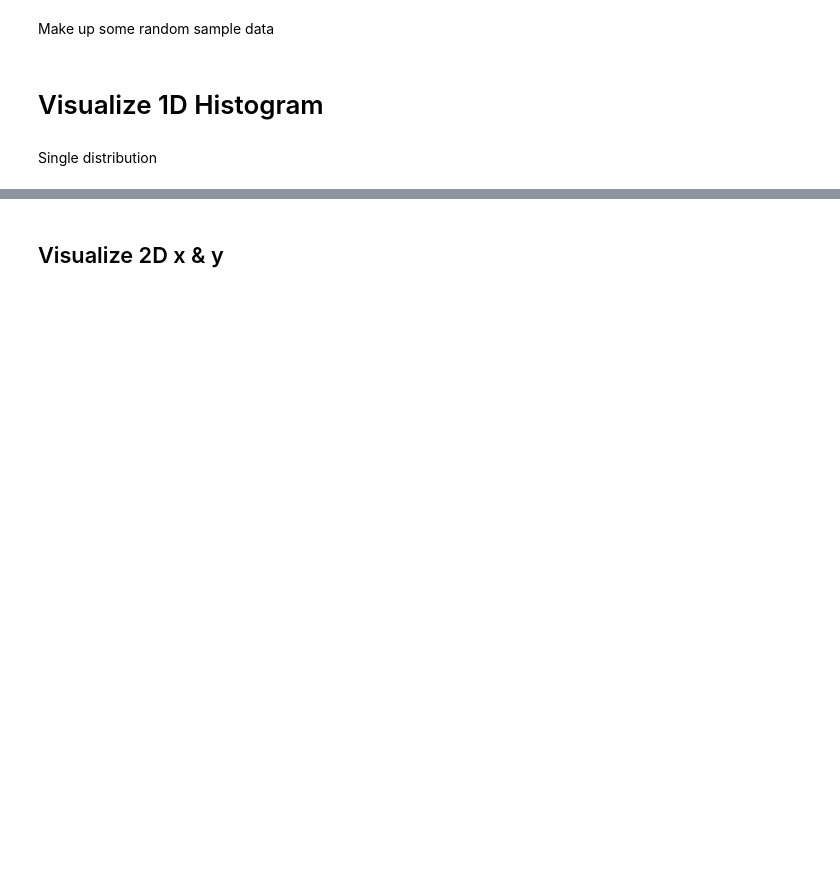
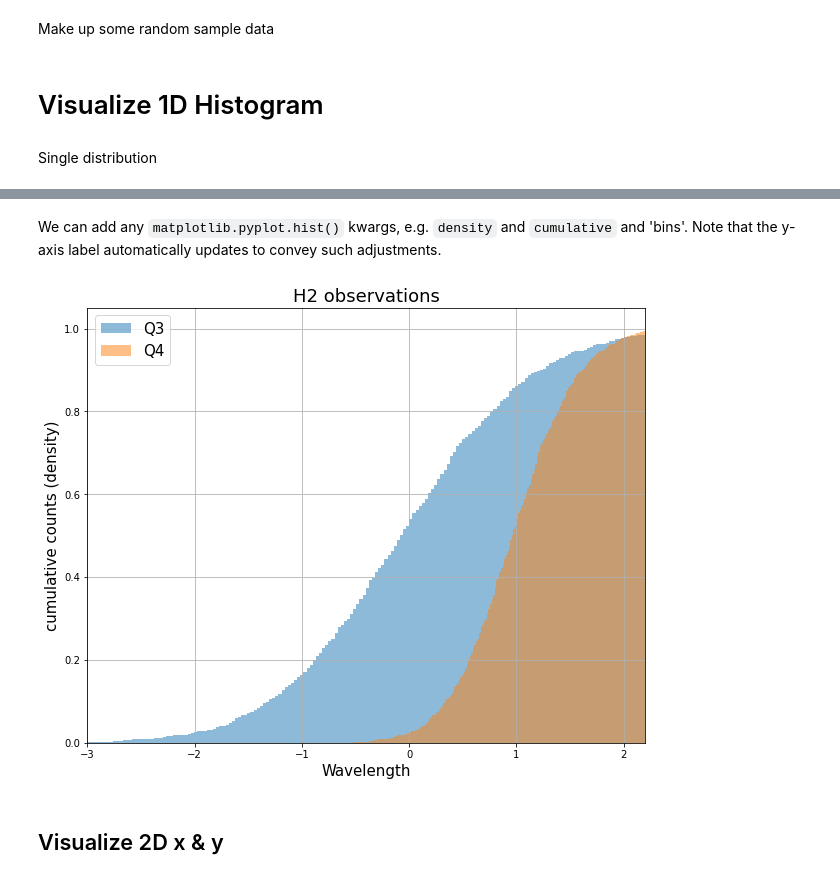
Before and after one commit to Mitchellpkt/python-isthmuslib, a Jupyter notebook: demo.ipynb, the cells around one changed output, grey strips where cells are left out. Drawn from its saved outputs; the diff is of its cells as text; code cells hidden in the pictures; blank space fills up the shorter version.

```diff
--- a/demo.ipynb
+++ b/demo.ipynb
@@ -50,3 +52,10 @@ isli.hist([data_1, data_2], xlabel='Wavelength', title='H2 observations', legend
+# %% [markdown]
+We can add any `matplotlib.pyplot.hist()` kwargs, e.g. `density` and `cumulative` and 'bins'. Note that the y-axis label automatically updates to convey such adjustments.
+# %%
+isli.hist([data_1, data_2], xlabel='Wavelength', title='H2 observations', legend_strings=["Q3", "Q4"], bins=200,
+          density=True, cumulative=True, xlim=(-3, 2.2));
+# %% [output]
+[figure, added]
 # %% [markdown]
 ## Visualize 2D x & y
 # %% [markdown]
```
Also changed, not shown: parts of 18 cells of this notebook, 1 other file.
